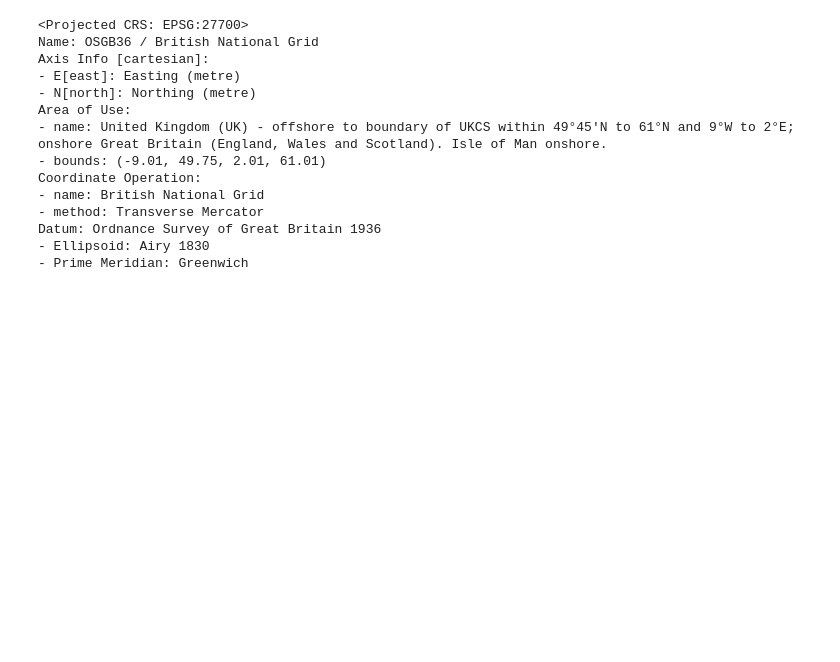
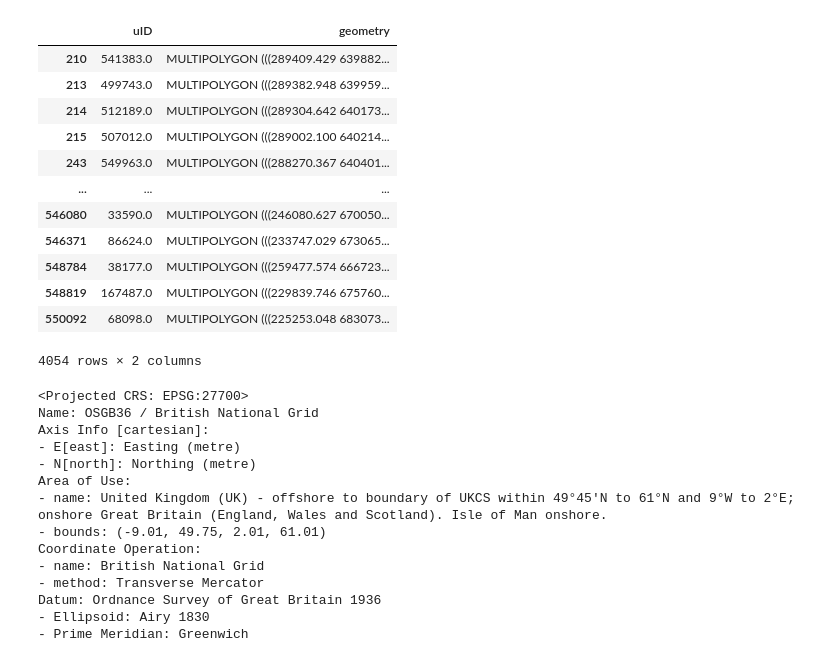
Before and after one commit to virgilxw/Morphology_model_v1, a Jupyter notebook: 2-chunking-tess.ipynb, the cells around one changed output. Drawn from its saved outputs; the diff is of its cells as text; code cells hidden in the pictures; blank space fills up the shorter version.

```diff
--- a/2-chunking-tess.ipynb
+++ b/2-chunking-tess.ipynb
@@ -42,3 +77,20 @@ streets = gpd.read_parquet(f"./output/{place}/streets_raw.pq").explode().to_crs(
+# %%
+tessellation.is_valid.eq('Polygon').all()
+tessellation[~tessellation.geom_type.eq('Polygon')]
+# %% [output]
+|  | uID | geometry |
+| 210 | 541383.0 | MULTIPOLYGON (((289409.429 639882... |
+| 213 | 499743.0 | MULTIPOLYGON (((289382.948 639959... |
+| 214 | 512189.0 | MULTIPOLYGON (((289304.642 640173... |
+| 215 | 507012.0 | MULTIPOLYGON (((289002.100 640214... |
+| 243 | 549963.0 | MULTIPOLYGON (((288270.367 640401... |
+| ... | ... | ... |
+| 546080 | 33590.0 | MULTIPOLYGON (((246080.627 670050... |
+| 546371 | 86624.0 | MULTIPOLYGON (((233747.029 673065... |
+| 548784 | 38177.0 | MULTIPOLYGON (((259477.574 666723... |
+| 548819 | 167487.0 | MULTIPOLYGON (((229839.746 675760... |
+| 550092 | 68098.0 | MULTIPOLYGON (((225253.048 683073... |
+4054 rows × 2 columns
 # %%
 # Load your GeoDataFrame
 gdf = tessellation
```
Also changed, not shown: parts of 16 cells of this notebook, 2 other files.
